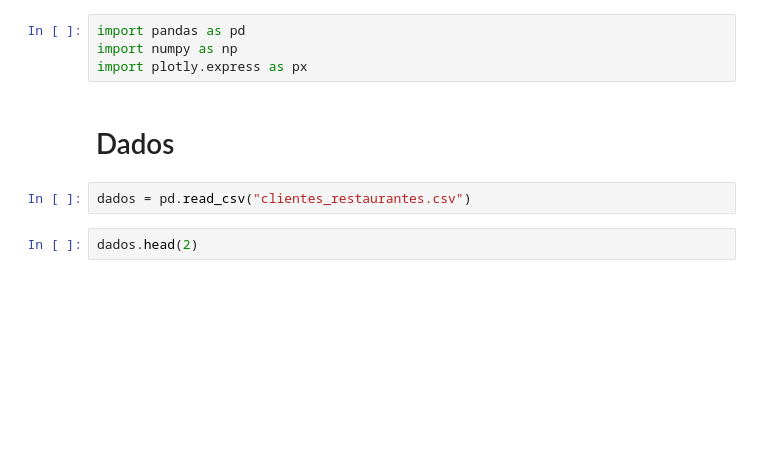
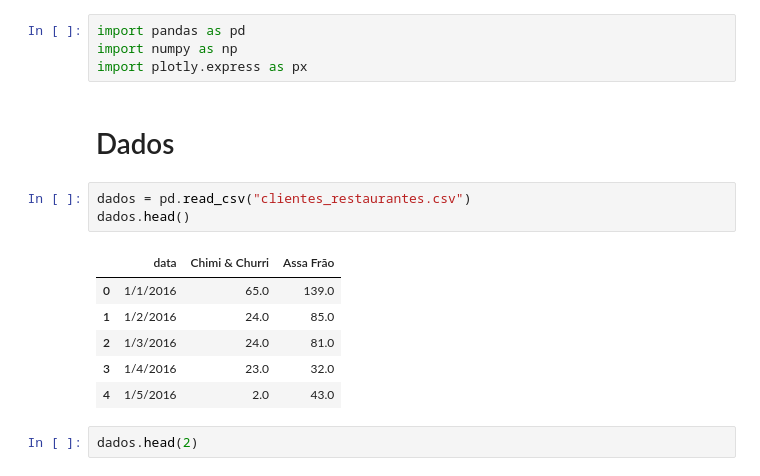
Before and after one commit to RogerCabralSilva/series-temporais-restaurantes, a Jupyter notebook: 1 - aula.ipynb, the cells around one changed output. Drawn from its saved outputs; the diff is of its cells as text; blank space fills up the shorter version.

Commit message:
Coloquei head novo

```diff
--- a/1 - aula.ipynb
+++ b/1 - aula.ipynb
@@ -8,6 +8,14 @@ import plotly.express as px
 # Dados
 # %%
 dados = pd.read_csv("clientes_restaurantes.csv")
+dados.head()
+# %% [output]
+|  | data | Chimi & Churri | Assa Frão |
+| 0 | 1/1/2016 | 65.0 | 139.0 |
+| 1 | 1/2/2016 | 24.0 | 85.0 |
+| 2 | 1/3/2016 | 24.0 | 81.0 |
+| 3 | 1/4/2016 | 23.0 | 32.0 |
+| 4 | 1/5/2016 | 2.0 | 43.0 |
 # %%
 dados.head(2)
 # %% [output]
```
